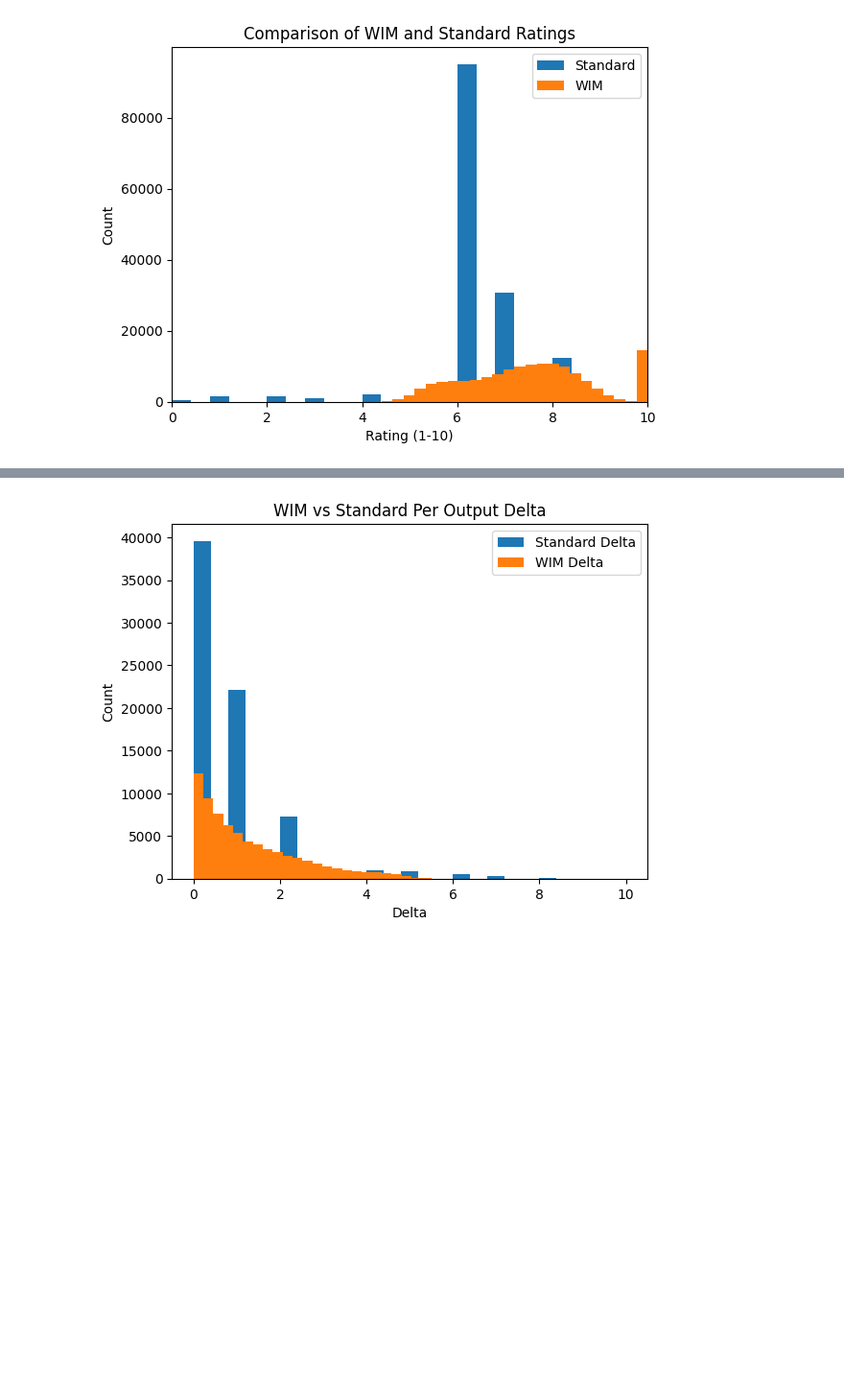
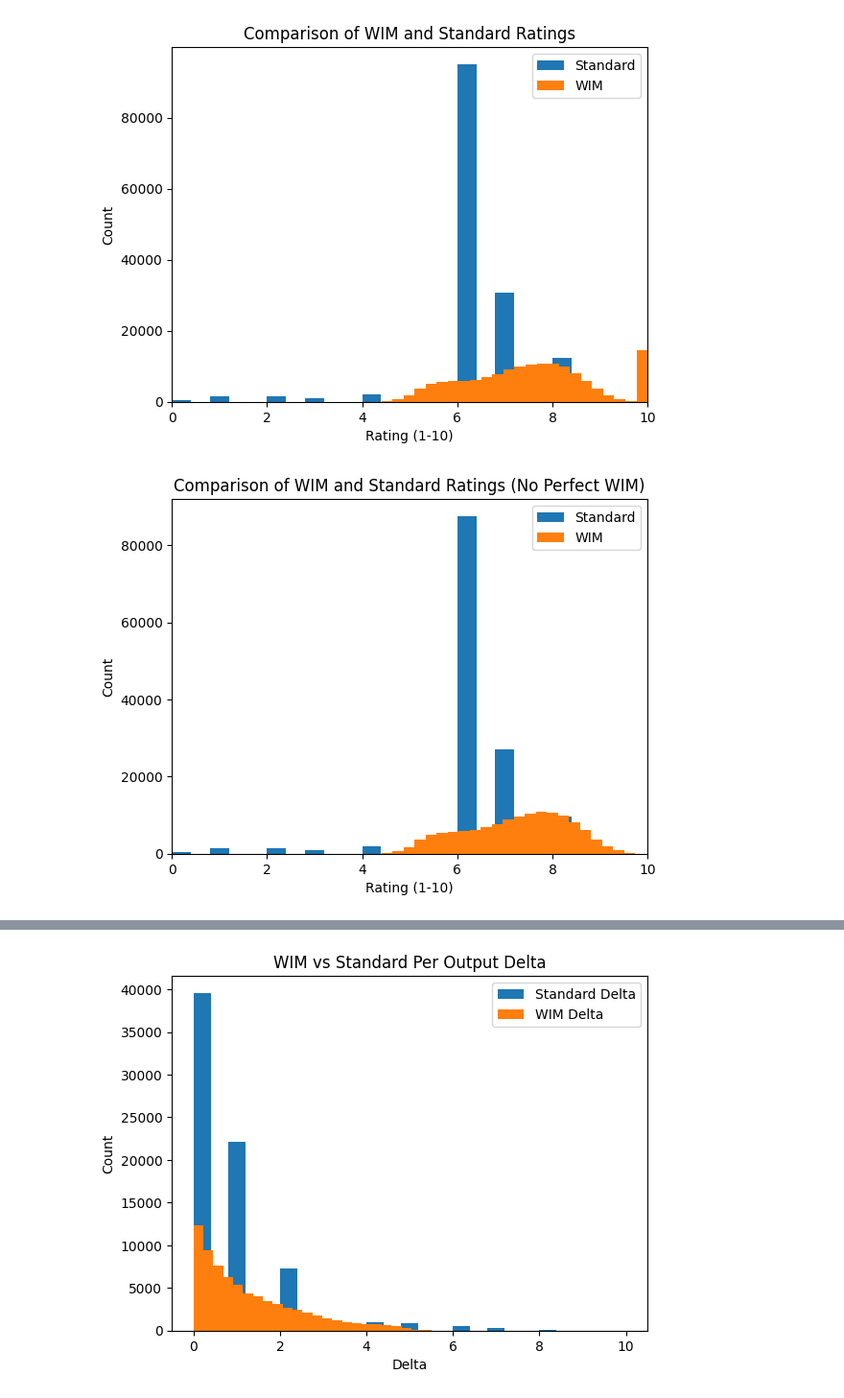
Before and after one commit to nstranges/WIM-completion-testing, a Jupyter notebook: Stats Tests/wim-vs-rating-dist.ipynb, the cells around one changed output, grey strips where cells are left out. Shown at 96% size. Saved outputs shown, nothing was run; the diff lists cells and outputs as text; code cells hidden in the pictures; blank space fills up the shorter version.

Commit message:
Added some more graphs.

```diff
--- a/Stats Tests/wim-vs-rating-dist.ipynb
+++ b/Stats Tests/wim-vs-rating-dist.ipynb
@@ -100,3 +100,24 @@ plt.title('Comparison of WIM and Standard Ratings')
 plt.show()
 # %% [output]
 [figure]
+# %%
+# Only getting the ratings that aren't duplicates
+responses_with_wim = []
+ratings_with_wim = []
+
+for i, response in enumerate(responses):
+    if response != 10:
+        responses_with_wim.append(response)
+        ratings_with_wim.append(ratings[i])
+
+plt.figure(2)
+plt.ylabel('Count')
+plt.xlabel('Rating (1-10)')
+plt.xlim(xmin, xmax)
+plt.hist(ratings_with_wim, label='Standard', bins=25)
+plt.hist(responses_with_wim, label='WIM', bins=25)
+plt.legend()
+plt.title('Comparison of WIM and Standard Ratings (No Perfect WIM)')
+plt.show()
+# %% [output]
+[figure, added]
```
Also changed, not shown: parts of 4 cells of this notebook.
